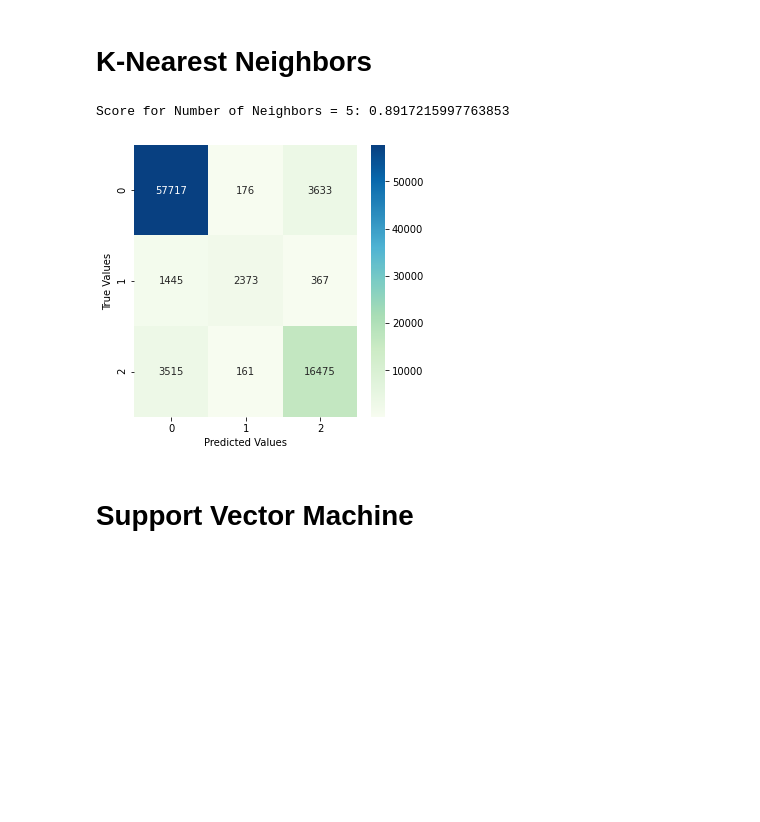
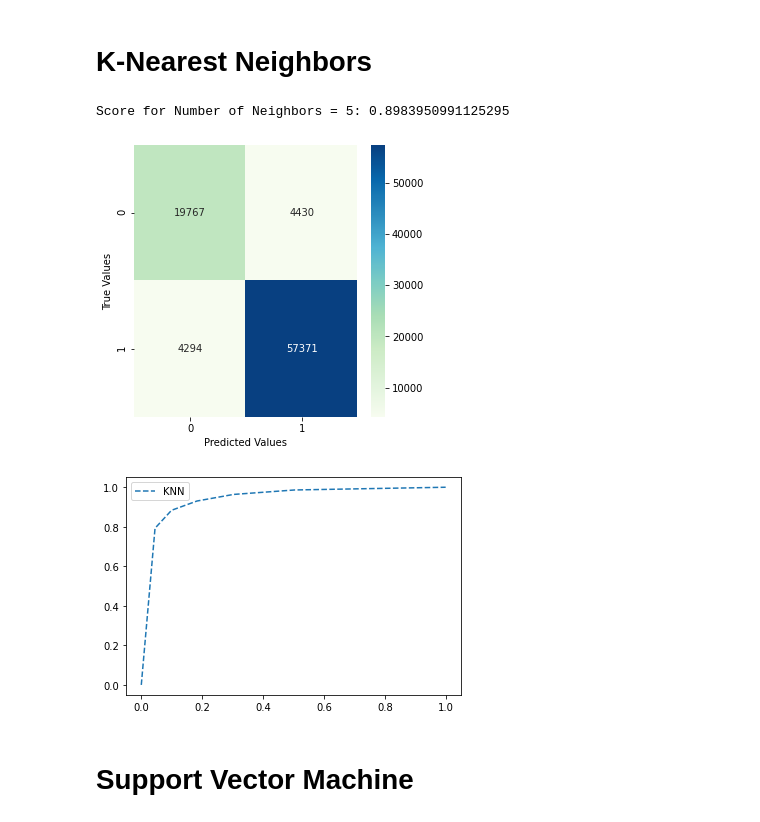
Before and after one commit to AliShujjat/DropOutRatesInPakistan, a Jupyter notebook: Model_Training.ipynb, the cells around one changed output. Cells and saved outputs as stored; diff of their text form; code cells hidden in the pictures; blank space fills up the shorter version.

```diff
--- a/Model_Training.ipynb
+++ b/Model_Training.ipynb
@@ -51,6 +71,5 @@ len(df.columns)
 # %%
 df = df.values
-X, y = df[:,0:29], df[:,30]
 # %%
 print(X.shape)
 # %% [output]
@@ -63,6 +105,6 @@ X_train, X_test, y_train, y_test = train_test_split(newX,y,test_size=0.33)
 # %% [markdown]
 # Logistic Regression
 # %%
-logreg = LogisticRegression()
+logreg = LogisticRegression(max_iter=1000)
 logreg.fit(X_train,y_train)
 # %% [output]
@@ -136,15 +199,16 @@ Naive Bayes Classification Score: 0.8187556777154038
 # %% [markdown]
 # Decision Tree
 # %%
-from sklearn.tree import DecisionTreeClassifier
-from sklearn.metrics import confusion_matrix, classification_report
+
 dtc = DecisionTreeClassifier()
 dtc.fit(X_train, y_train)
 
 y_pred_new = dtc.predict(X_test)
+score = dtc.score(X_test,y_test)
+print("Evaluation metrics of decision tree classifier: ", score)
 
-
-print("Evaluation metrics of decision tree classifier: ")
+performance['Model'].append('Decision Tree')
+performance['Accuracy'].append(score)
 
 cm = confusion_matrix(y_test, y_pred_new)
 print(cm)
@@ -161,4 +225,17 @@ plt.show()
 
 print("Sensitivity: ", sens)
 print("Specificity: ", spec)
+
+y_probs = dtc.predict_proba(X_test)
+y_probs = y_probs[:, 1]
+ns_fpr, ns_tpr, _ = roc_curve(y_test, y_probs, pos_label=3)
+
+# plot the roc curve for the model
+pyplot.plot(ns_fpr, ns_tpr, linestyle='--', label='Decision Tree')
+
+# show the legend
+pyplot.legend()
+
+# show the plot
+pyplot.show()
 # %% [output]
@@ -181,26 +257,43 @@ Specificity:  0.922055569215638
 # %% [markdown]
 # K-Nearest Neighbors
 # %%
-from sklearn.neighbors import KNeighborsClassifier
 
 
 knn = KNeighborsClassifier(n_neighbors=5)
 knn.fit(X_train,y_train)
-print("Score for Number of Neighbors = 5: {}".format(knn.score(X_test,y_test)))
 
+score = knn.score(X_test,y_test)
+print("Score for Number of Neighbors = 5: {}".format(score))
+
+performance['Model'].append('KNN')
+performance['Accuracy'].append(score)
 
 y_pred = knn.predict(X_test)
 conf_mat = confusion_matrix(y_test,y_pred)
 
 #Visualizing Confusion Matrix
 f, ax = plt.subplots(figsize=(5,5))
 sns.heatmap(conf_mat,annot=True,fmt=".0f",ax=ax, cmap=plt.cm.GnBu)
 plt.xlabel("Predicted Values")
 plt.ylabel("True Values")
 plt.show()
+
+y_probs = knn.predict_proba(X_test)
+y_probs = y_probs[:, 1]
+ns_fpr, ns_tpr, _ = roc_curve(y_test, y_probs, pos_label=3)
+
+# plot the roc curve for the model
+pyplot.plot(ns_fpr, ns_tpr, linestyle='--', label='KNN')
+
+# show the legend
+pyplot.legend()
+
+# show the plot
+pyplot.show()
 # %% [output]
-Score for Number of Neighbors = 5: 0.8917215997763853
+Score for Number of Neighbors = 5: 0.8983950991125295
-[figure, old version]
+[figure, new version]
+[figure, added]
 # %% [markdown]
 # Support Vector Machine
 # %%
```
Also changed, not shown: parts of 15 cells of this notebook.
